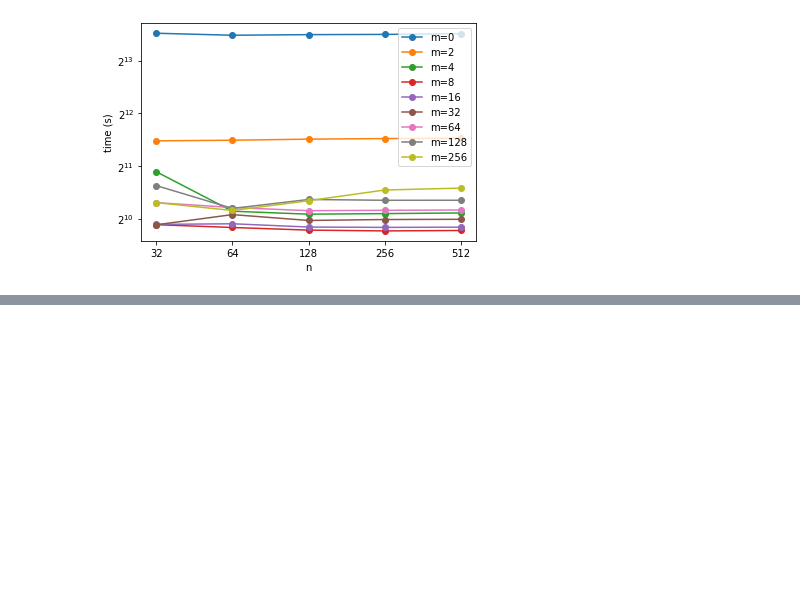
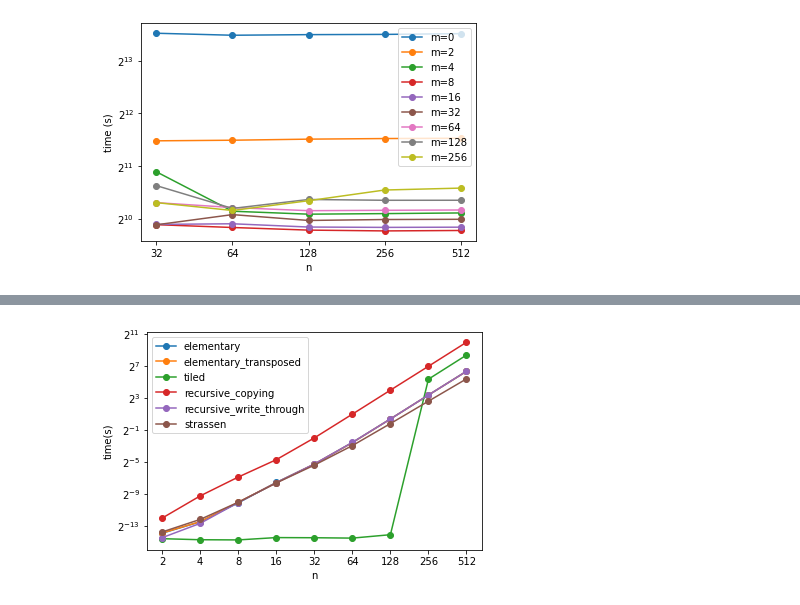
Before and after one commit to katarynka/TheMatrix, a Jupyter notebook: plotting copy.ipynb, the cells around one changed output, grey strips where cells are left out. Drawn from its saved outputs; the diff is of its cells as text; code cells hidden in the pictures; blank space fills up the shorter version.

Commit message:
plots for horse_race

```diff
--- a/plotting copy.ipynb
+++ b/plotting copy.ipynb
@@ -120,0 +143,9 @@ plt.savefig(path+plot_path+ "strassen_m_experiment_res.pdf")
+# %%
+horse_race_res = {}
+
+for i in range(len(horse_race)):
+    df_name = names[i]
+    df = pd.read_csv(path + relative_path_horse_race + horse_race[i])
+
+    df['nano_seconds/runtime'] = df.apply(lambda x: (1000000000*x['time']) / x['n']**3.0, axis=1)
+    horse_race_res[df_name] = df
@@ -120,0 +165,31 @@ plt.savefig(path+plot_path+ "strassen_m_experiment_res.pdf")
+# %%
+fig = plt.figure()
+ax = fig.gca()
+
+# #dropping tiled and copying to get better picture
+# names.pop(2)
+# names.pop(3)
+
+#Easy representation
+m_legend_horse_race = [name.split("_m")[0] for name in names]
+#prettier visualization:
+#m_legend_horse_race = ["elementary", "transposed", "tiled", "copying", "write_through", "strassen"]
+
+for name in names:
+    df = horse_race_res[name]
+    ax.errorbar(df['n'], df['time'], capsize = 3.0, marker = 'o')
+
+ax.set_yscale('log', base=2)
+ax.set_xscale('log', base=2)
+plt.xticks(n_ticks_horse, n_label_horse)
+
+
+#outside for-loop
+ax.set_xlabel("n")
+ax.set_ylabel("time(s)")
+ax.legend(m_legend_horse_race)
+
+#save plot as pdf
+plt.savefig(path + plot_path + "horse_race512_KTOB.pdf")
+# %% [output]
+[figure, added]
```
Also changed, not shown: parts of 4 cells of this notebook, 6 other files.
